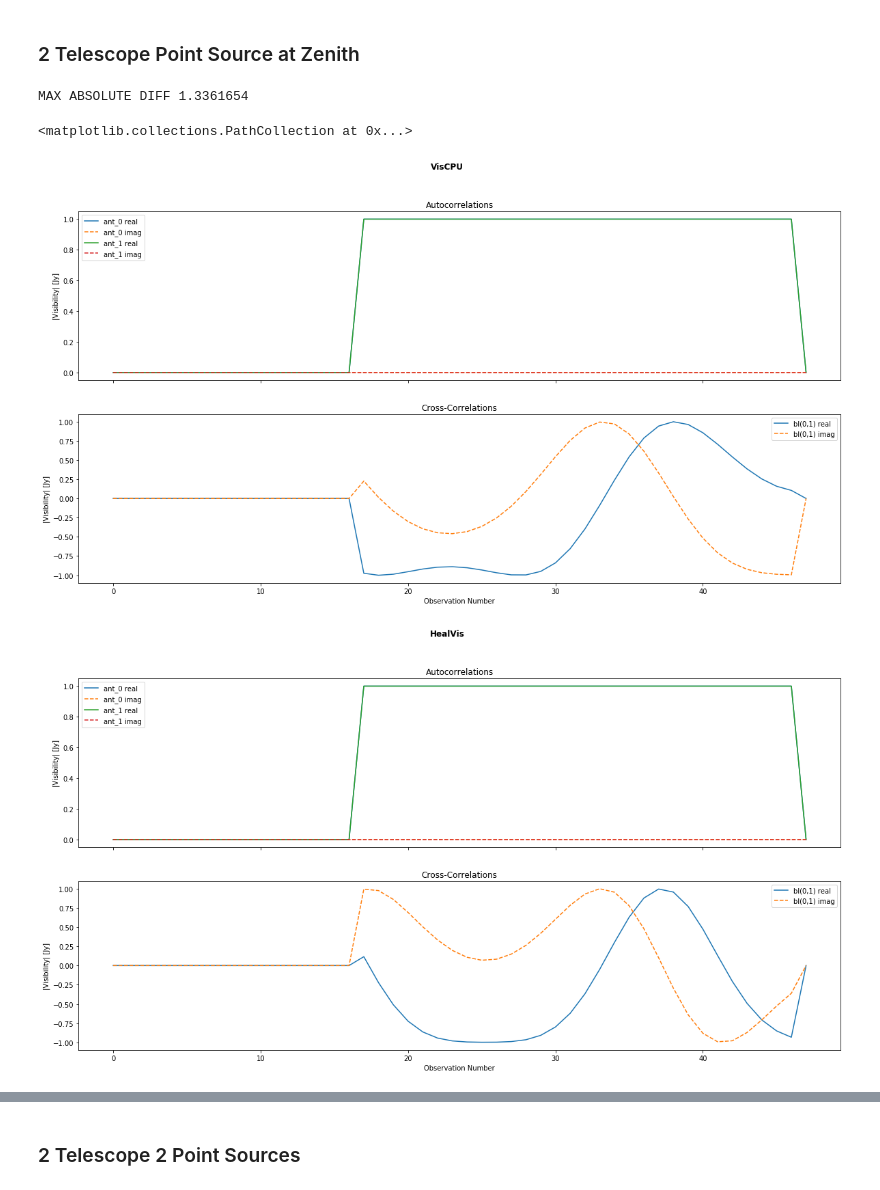
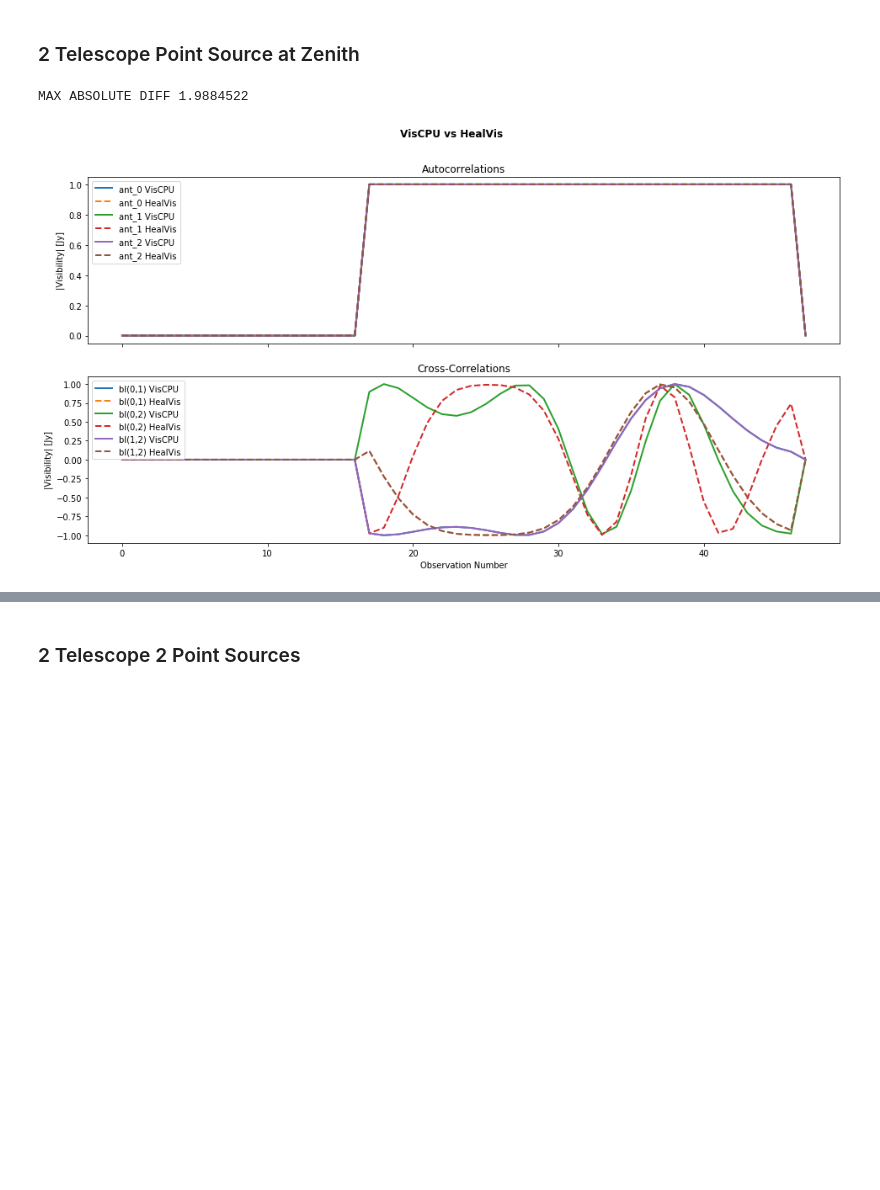
Before and after one commit to HERA-Team/hera_sim, a Jupyter notebook: docs/tutorials/visibility_simulator.ipynb, the cells around one changed output, grey strips where cells are left out. Cells and saved outputs as stored; diff of their text form; code cells hidden in the pictures; blank space fills up the shorter version.

Commit message:
altered jupyter notebook to allow plotting viscpu and healvis on the same plot

```diff
--- a/docs/tutorials/visibility_simulator.ipynb
+++ b/docs/tutorials/visibility_simulator.ipynb
@@ -385,59 +414,43 @@ plt.figure()
 # %% [markdown]
 ### 2 Telescope Point Source at Zenith
 # %%
-uvdata = myuvdata(ntel=2)
-uvdata1 = myuvdata(ntel=2)
+uvdata = myuvdata(ntel=3)
+uvdata1 = myuvdata(ntel=3)
 freqs = np.unique(uvdata.freq_array)
 
 point_source_pos = np.array([[0, uvdata.telescope_lat_lon_alt[0]]])
 point_source_flux = np.array([[1.0]] * len(freqs))
 
 viscpu_sim = VisCPU(
     uvdata=uvdata1,
     sky_freqs=freqs,
     point_source_pos=point_source_pos,
     point_source_flux=point_source_flux,
     nside=2**4,
     real_dtype=np.float64,
     complex_dtype=np.complex128,
 )
 
 healvis_sim = HealVis(
     uvdata=uvdata,
     sky_freqs=freqs,
     point_source_pos=point_source_pos,
     point_source_flux=point_source_flux,
     nside=2 ** 4
 )
 
 viscpu_sim.simulate()
 healvis_sim.simulate()
 
 viscpu = viscpu_sim.uvdata.data_array
 healvis = healvis_sim.uvdata.data_array
 
 print "MAX ABSOLUTE DIFF", np.max(np.abs(viscpu-healvis))
 
-plot_blts(viscpu_sim)
-plot_blts(healvis_sim)
+#plot_blts(viscpu_sim)
+#plot_blts(healvis_sim)
 
-figsize=(20, 5)
-
-a = np.linspace(0, len(viscpu[auto_ind,0,0,0]), len(viscpu[auto_ind,0,0,0]))
-
-plt.figure(figsize=figsize)
-auto_ind = viscpu_sim.uvdata.antpair2ind((1,1))
-auto_ind1 = healvis_sim.uvdata.antpair2ind((1,1))
-plt.plot(a, viscpu[auto_ind,0,0,0])
-plt.plot(a, healvis[auto_ind1,0,0,0])
-
-plt.figure(figsize=figsize)
-cross_ind = viscpu_sim.uvdata.antpair2ind((1,0))
-cross_ind1 = healvis_sim.uvdata.antpair2ind((1,0))
-plt.scatter(a, viscpu[cross_ind,0,0,0])
-plt.scatter(a, healvis[cross_ind1,0,0,0])
+compare_blts(viscpu_sim, healvis_sim)
 # %% [output]
-MAX ABSOLUTE DIFF 1.3361654
+MAX ABSOLUTE DIFF 1.9884522
-<matplotlib.collections.PathCollection at 0x...>
-[figure, old version]
+[figure, new version]
-[figure, removed]
```
Also changed, not shown: parts of 4 cells of this notebook.
